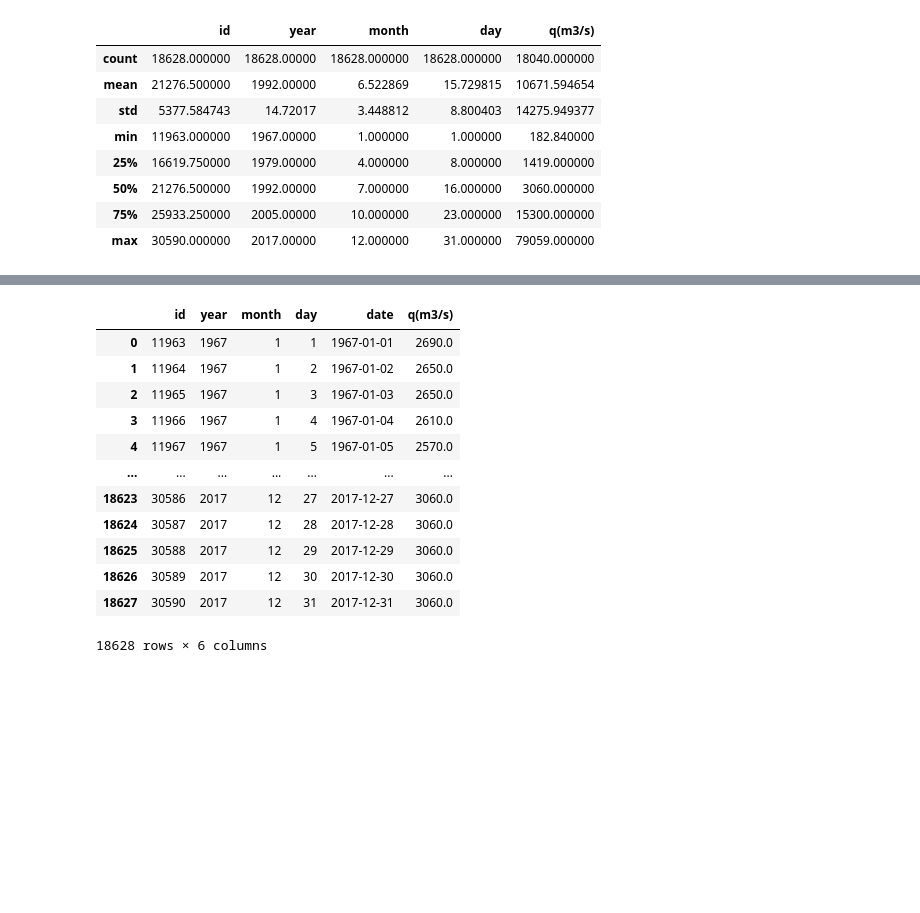
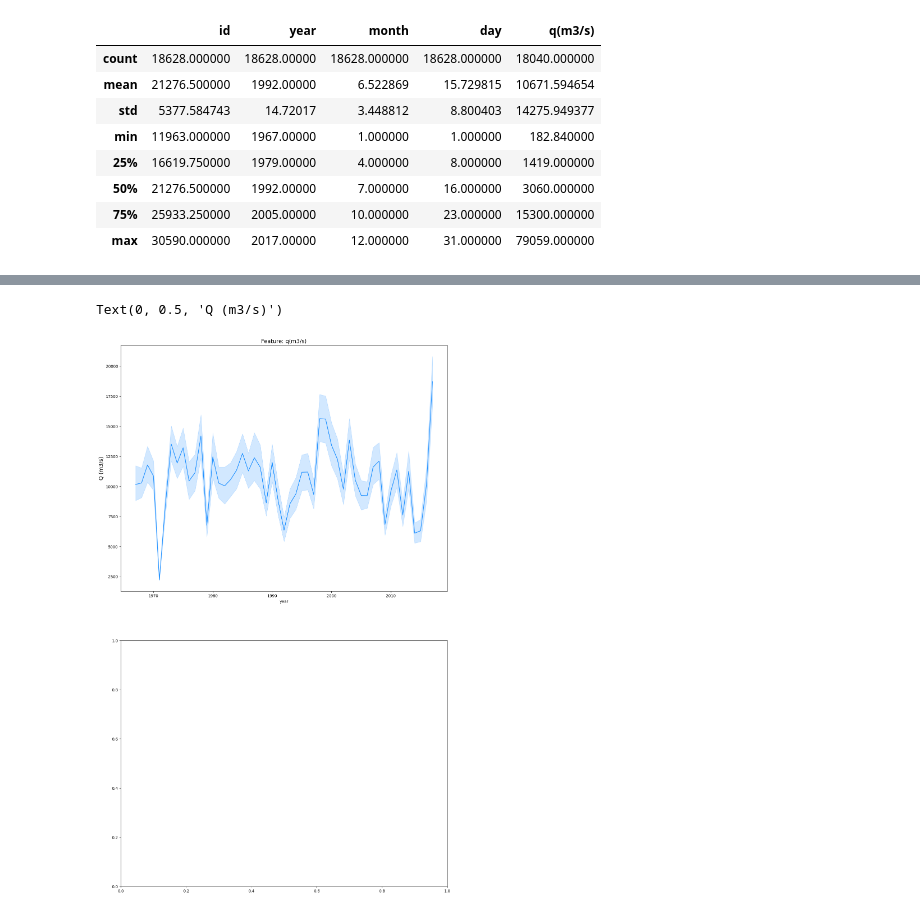
Before and after one commit to GVSU-CIS635/GVSU-CIS635-Project-Team-Data_Alliance, a Jupyter notebook: final_project.ipynb, the cells around one changed output, grey strips where cells are left out. Cells and saved outputs as stored; diff of their text form; code cells hidden in the pictures; blank space fills up the shorter version.

```diff
--- a/final_project.ipynb
+++ b/final_project.ipynb
@@ -64,23 +91,18 @@ memory usage: 873.3+ KB
+# %%
+# To complete the data, as naive method, we will use ffill
+f, ax = plt.subplots(nrows=2, ncols=1, figsize=(15, 25))
+
+sns.lineplot(x=df_streamflow['year'], y=df_streamflow['q(m3/s)'].fillna(method='ffill'), ax=ax[0], color='dodgerblue')
+ax[0].set_title('Feature: {}'.format('q(m3/s)'), fontsize=14)
+ax[0].set_ylabel(ylabel= 'Q (m3/s)', fontsize=14)
+# %% [output]
+Text(0, 0.5, 'Q (m3/s)')
+[figure, added]
 # %%
-#Identify missing values
-df_streamflow[df_streamflow.columns].isin([np.NaN]).sum().sort_values(ascending = False)
+df_streamflow['date'] = pd.to_datetime(df_streamflow['date'])
 
 #Replace missing values with median value
 median_imputer = SimpleImputer(missing_values=np.NaN,strategy='median')
 
 df_streamflow['q(m3/s)'] = median_imputer.fit_transform(df_streamflow[['q(m3/s)']])
 display(df_streamflow)
-# %% [output]
-|  | id | year | month | day | date | q(m3/s) |
-| 0 | 11963 | 1967 | 1 | 1 | 1967-01-01 | 2690.0 |
-| 1 | 11964 | 1967 | 1 | 2 | 1967-01-02 | 2650.0 |
-| 2 | 11965 | 1967 | 1 | 3 | 1967-01-03 | 2650.0 |
-| 3 | 11966 | 1967 | 1 | 4 | 1967-01-04 | 2610.0 |
-| 4 | 11967 | 1967 | 1 | 5 | 1967-01-05 | 2570.0 |
-| ... | ... | ... | ... | ... | ... | ... |
-| 18623 | 30586 | 2017 | 12 | 27 | 2017-12-27 | 3060.0 |
-| 18624 | 30587 | 2017 | 12 | 28 | 2017-12-28 | 3060.0 |
-| 18625 | 30588 | 2017 | 12 | 29 | 2017-12-29 | 3060.0 |
-| 18626 | 30589 | 2017 | 12 | 30 | 2017-12-30 | 3060.0 |
-| 18627 | 30590 | 2017 | 12 | 31 | 2017-12-31 | 3060.0 |
-18628 rows × 6 columns
```
Also changed, not shown: parts of 10 cells of this notebook.
